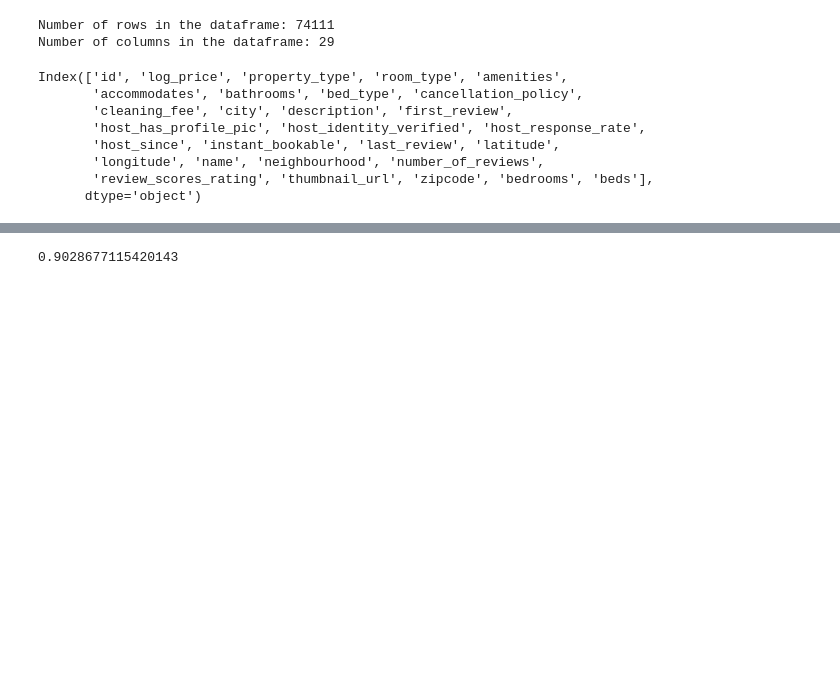
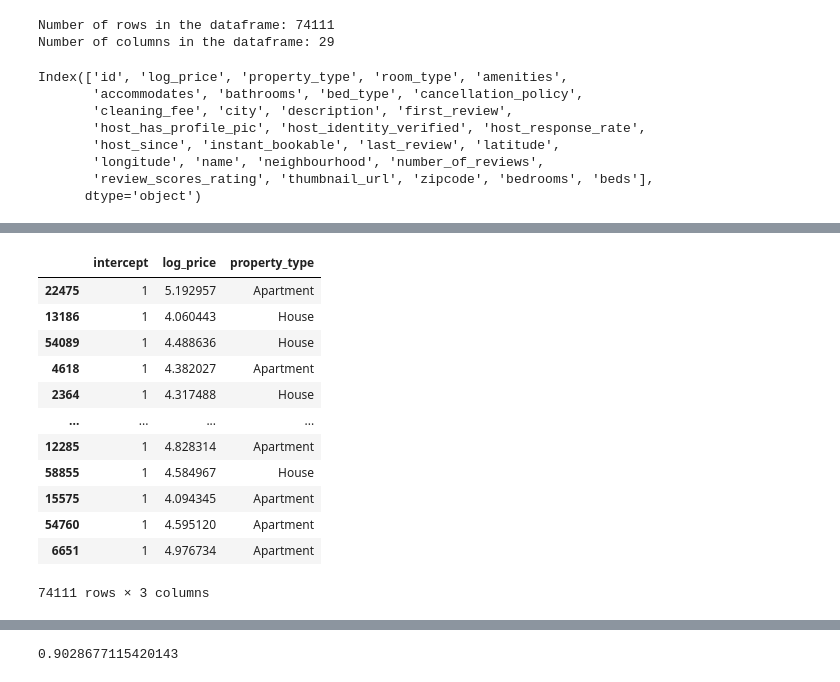
Before and after one commit to Darkling-01/Airbnb-Machine-Learning, a Jupyter notebook: Project_1.ipynb, the cells around one changed output, grey strips where cells are left out. Drawn from its saved outputs; the diff is of its cells as text; code cells hidden in the pictures; blank space fills up the shorter version.

```diff
--- a/Project_1.ipynb
+++ b/Project_1.ipynb
@@ -118 +111,19 @@ y
 74111 rows × 1 columns
+# %%
+X['intercept'] = 1
+X = X[['intercept', 'log_price', 'property_type']]
+X
+# %% [output]
+|  | intercept | log_price | property_type |
+| 22475 | 1 | 5.192957 | Apartment |
+| 13186 | 1 | 4.060443 | House |
+| 54089 | 1 | 4.488636 | House |
+| 4618 | 1 | 4.382027 | Apartment |
+| 2364 | 1 | 4.317488 | House |
+| ... | ... | ... | ... |
+| 12285 | 1 | 4.828314 | Apartment |
+| 58855 | 1 | 4.584967 | House |
+| 15575 | 1 | 4.094345 | Apartment |
+| 54760 | 1 | 4.595120 | Apartment |
+| 6651 | 1 | 4.976734 | Apartment |
+74111 rows × 3 columns
```
Also changed, not shown: parts of 13 cells of this notebook.
